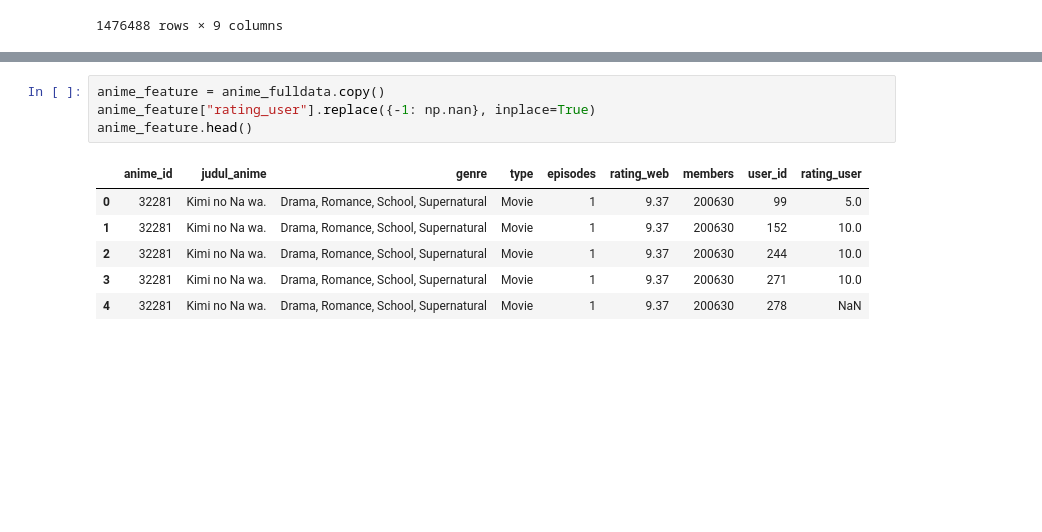
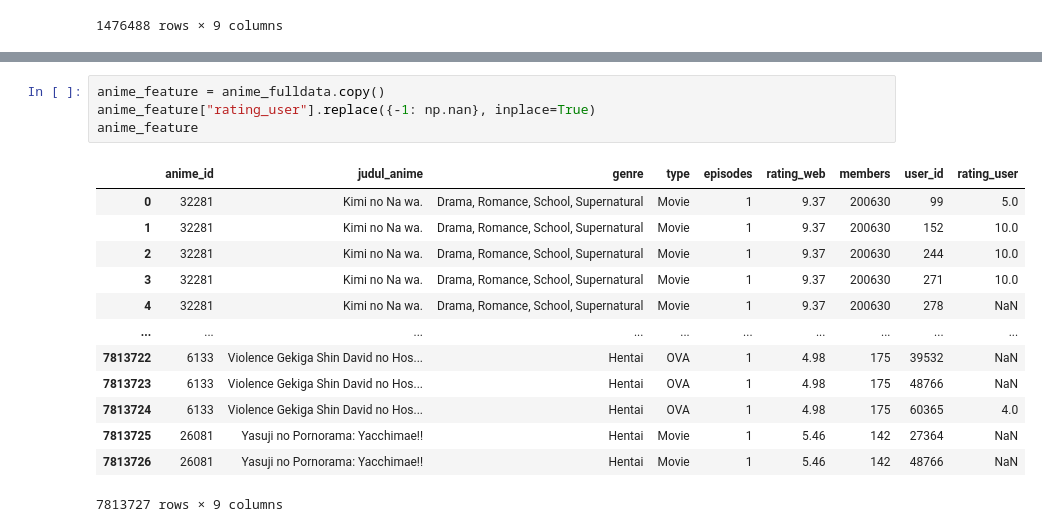
Before and after one commit to izzul112/ML_BMLT-Proyek_Akhir-Sistem_Rekomendasi-Anime, a Jupyter notebook: Proyek_Akhir_Sistem_Rekomendasi.ipynb, the cells around one changed output, grey strips where cells are left out. Cells and saved outputs as stored; diff of their text form; blank space fills up the shorter version.

```diff
--- a/Proyek_Akhir_Sistem_Rekomendasi.ipynb
+++ b/Proyek_Akhir_Sistem_Rekomendasi.ipynb
@@ -214,11 +230,18 @@ anime_fulldata.loc[(anime_fulldata['rating_user']==-1)]
 # %%
 anime_feature = anime_fulldata.copy()
 anime_feature["rating_user"].replace({-1: np.nan}, inplace=True)
-anime_feature.head()
+anime_feature
 # %% [output]
 |  | anime_id | judul_anime | genre | type | episodes | rating_web | members | user_id | rating_user |
 | 0 | 32281 | Kimi no Na wa. | Drama, Romance, School, Supernatural | Movie | 1 | 9.37 | 200630 | 99 | 5.0 |
 | 1 | 32281 | Kimi no Na wa. | Drama, Romance, School, Supernatural | Movie | 1 | 9.37 | 200630 | 152 | 10.0 |
 | 2 | 32281 | Kimi no Na wa. | Drama, Romance, School, Supernatural | Movie | 1 | 9.37 | 200630 | 244 | 10.0 |
 | 3 | 32281 | Kimi no Na wa. | Drama, Romance, School, Supernatural | Movie | 1 | 9.37 | 200630 | 271 | 10.0 |
 | 4 | 32281 | Kimi no Na wa. | Drama, Romance, School, Supernatural | Movie | 1 | 9.37 | 200630 | 278 | NaN |
+| ... | ... | ... | ... | ... | ... | ... | ... | ... | ... |
+| 7813722 | 6133 | Violence Gekiga Shin David no Hos... | Hentai | OVA | 1 | 4.98 | 175 | 39532 | NaN |
+| 7813723 | 6133 | Violence Gekiga Shin David no Hos... | Hentai | OVA | 1 | 4.98 | 175 | 48766 | NaN |
+| 7813724 | 6133 | Violence Gekiga Shin David no Hos... | Hentai | OVA | 1 | 4.98 | 175 | 60365 | 4.0 |
+| 7813725 | 26081 | Yasuji no Pornorama: Yacchimae!! | Hentai | Movie | 1 | 5.46 | 142 | 27364 | NaN |
+| 7813726 | 26081 | Yasuji no Pornorama: Yacchimae!! | Hentai | Movie | 1 | 5.46 | 142 | 48766 | NaN |
+7813727 rows × 9 columns
```
Also changed, not shown: parts of 11 cells of this notebook.
